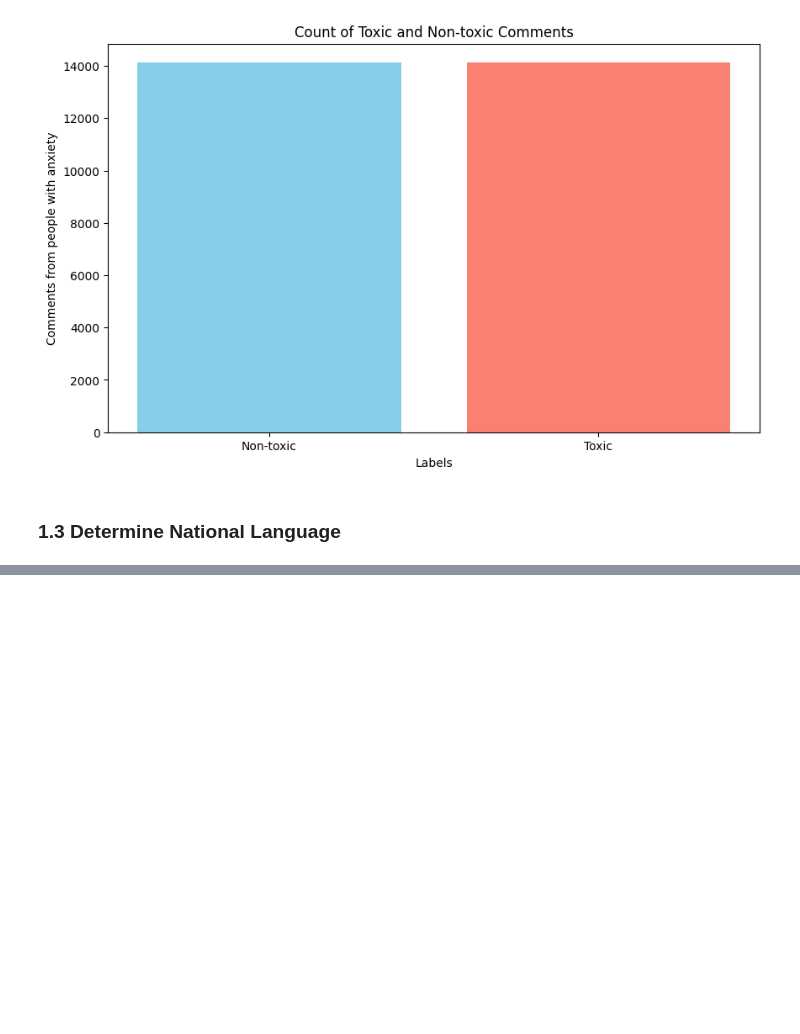
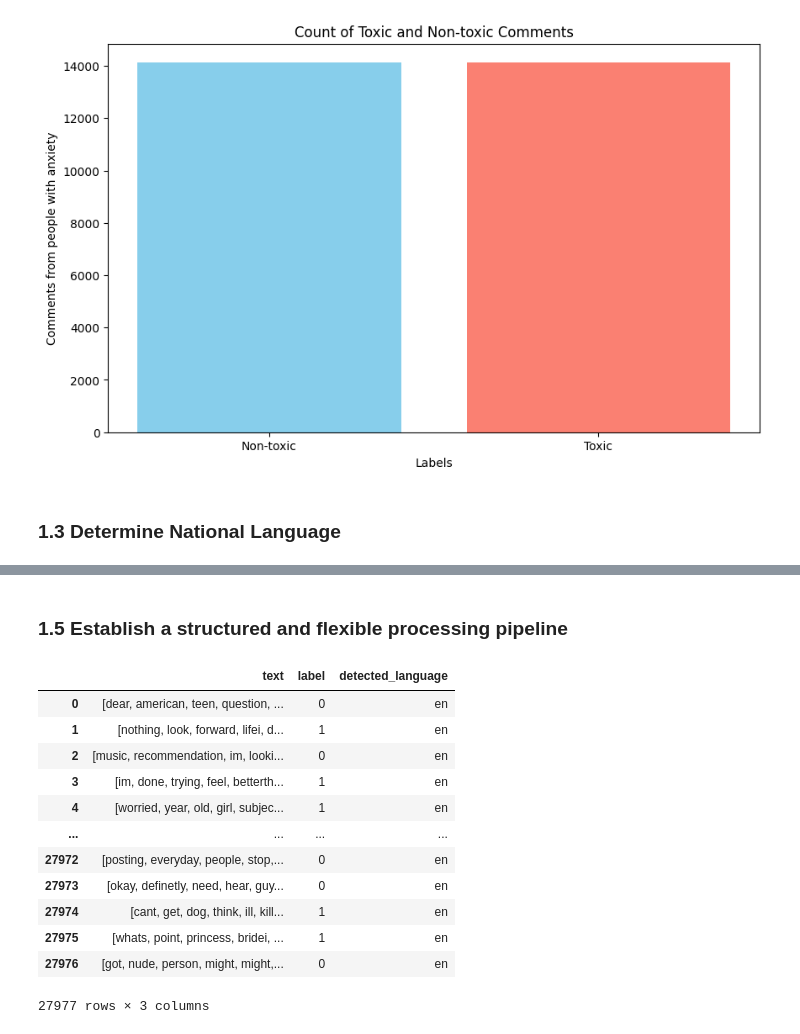
Before and after one commit to tudi72/2024_NLP_Project, a Jupyter notebook: NLP_pipeline.ipynb, the cells around one changed output, grey strips where cells are left out. Cells and saved outputs as stored; diff of their text form; code cells hidden in the pictures; blank space fills up the shorter version.

Commit message:
Add processing pipeline

```diff
--- a/NLP_pipeline.ipynb
+++ b/NLP_pipeline.ipynb
@@ -128,0 +139,30 @@ Name: count, dtype: int64
+# %% [markdown]
+<h3> 1.5 Establish a structured and flexible processing pipeline
+# %%
+from utils.processing import Tokenizer, Normalizer, TokenFilter
+
+text_column = "text"
+
+text_processing_pipeline = Pipeline([
+    ('tokenizer', Tokenizer(text_column="text")),
+    ('normalizer', Normalizer(use_lemmatizer=True, text_column="text")),
+    ('token_filter', TokenFilter(language="english", text_column="text"))
+])
+# %%
+processed_texts = text_processing_pipeline.fit_transform(corpus)
+# %%
+processed_texts
+# %% [output]
+|  | text | label | detected_language |
+| 0 | [dear, american, teen, question, ... | 0 | en |
+| 1 | [nothing, look, forward, lifei, d... | 1 | en |
+| 2 | [music, recommendation, im, looki... | 0 | en |
+| 3 | [im, done, trying, feel, betterth... | 1 | en |
+| 4 | [worried, year, old, girl, subjec... | 1 | en |
+| ... | ... | ... | ... |
+| 27972 | [posting, everyday, people, stop,... | 0 | en |
+| 27973 | [okay, definetly, need, hear, guy... | 0 | en |
+| 27974 | [cant, get, dog, think, ill, kill... | 1 | en |
+| 27975 | [whats, point, princess, bridei, ... | 1 | en |
+| 27976 | [got, nude, person, might, might,... | 0 | en |
+27977 rows × 3 columns
```
Also changed, not shown: parts of 7 cells of this notebook, 4 other files.
